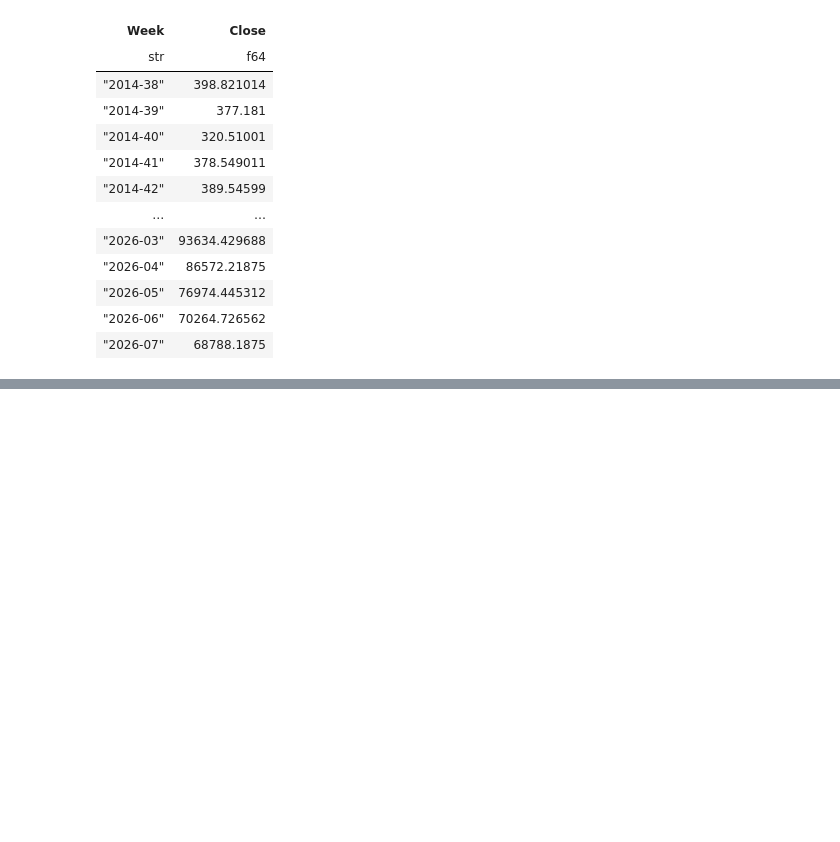
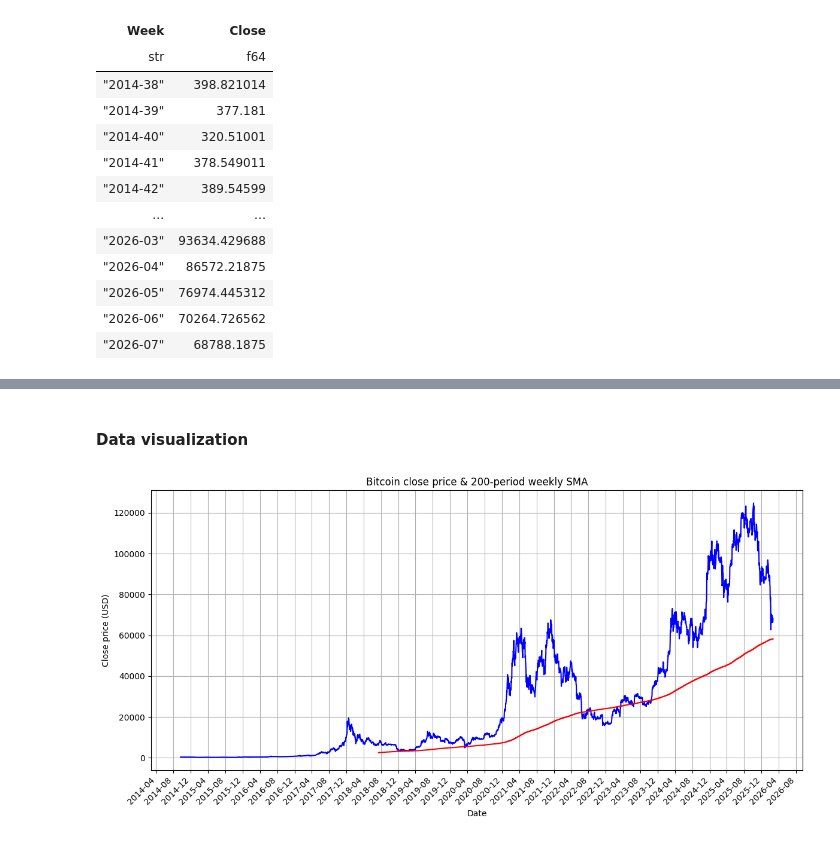
Before and after one commit to sunblade02/ml-btc, a Jupyter notebook: ML-BTC.ipynb, the cells around one changed output, grey strips where cells are left out. Saved outputs shown, nothing was run; the diff lists cells and outputs as text; code cells hidden in the pictures; blank space fills up the shorter version.

```diff
--- a/ML-BTC.ipynb
+++ b/ML-BTC.ipynb
@@ -395,0 +566,7 @@ For the long term, the weekly RSI is the most appropriate indicator.
+# %%
+sma_period = 200
+
+df_sma = df_weekly.with_columns([
+    pl.col("Close").rolling_mean(window_size=sma_period).alias("200-period weekly SMA")
+])
+df_sma
@@ -395,0 +590,4 @@ For the long term, the weekly RSI is the most appropriate indicator.
+# %%
+df_sma = df_sma.select(["Week", "200-period weekly SMA"])
+df = df.join(df_sma, on="Week", how="inner")
+df
@@ -395,0 +609,34 @@ For the long term, the weekly RSI is the most appropriate indicator.
+# %% [markdown]
+#### Data visualization
+# %%
+df_tmp = df.clone()
+df_tmp = df_tmp.with_columns(
+    pl.col("Date").str.strptime(pl.Datetime, format="%Y-%m-%d")
+)
+
+df_tmp = df_tmp.select(["Date", "Close", "200-period weekly SMA"]).to_pandas()
+
+fig, ax = pyplot.subplots(figsize=(12,6))
+
+# close price
+ax.plot(df_tmp["Date"], df_tmp["Close"], color="blue", label="BTC close price")
+
+# 200-period weekly SMA
+ax.plot(df_tmp["Date"], df_tmp["200-period weekly SMA"], color="red", label="200-period weekly SMA")
+
+ax.xaxis.set_major_locator(dates.MonthLocator(interval=4))
+ax.xaxis.set_major_formatter(dates.DateFormatter('%Y-%m'))
+for label in ax.get_xticklabels():
+    label.set_rotation(45)
+    label.set_horizontalalignment('right')
+
+
+ax.set_xlabel("Date")
+ax.set_ylabel("Close price (USD)")
+ax.grid(True)
+
+pyplot.title("Bitcoin close price & 200-period weekly SMA")
+pyplot.tight_layout()
+pyplot.show()
+# %% [output]
+[figure, added]
```
Also changed, not shown: parts of 23 cells of this notebook, 1 other file.
